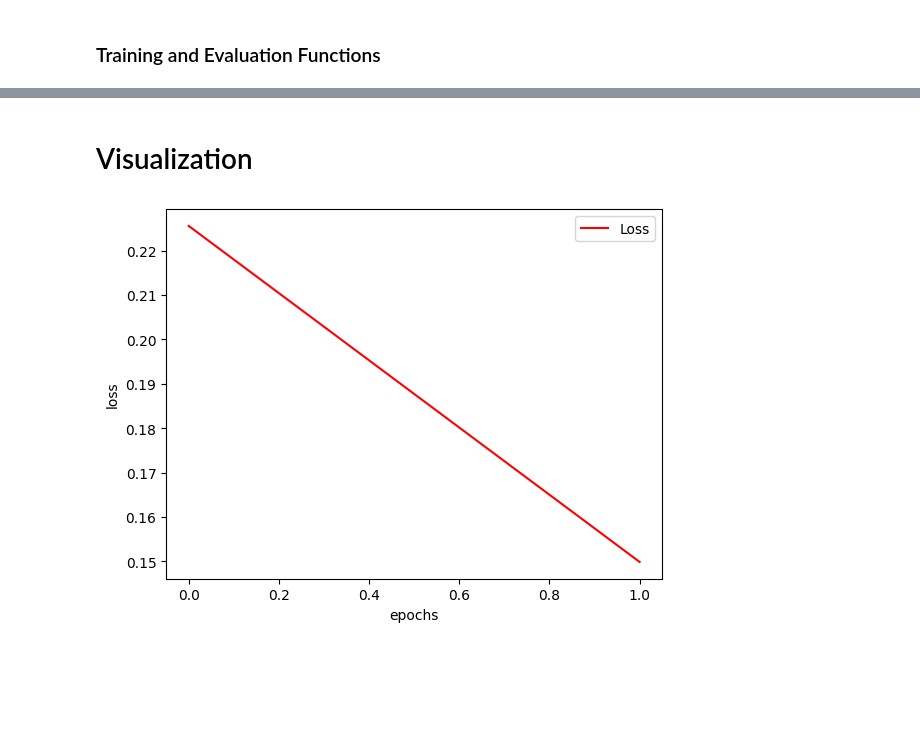
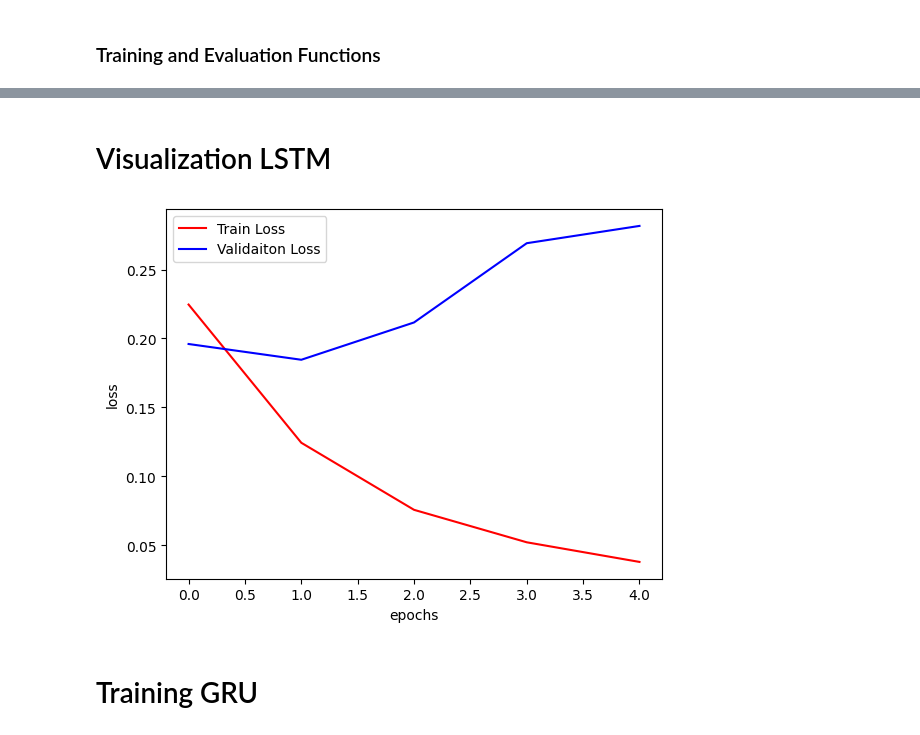
Before and after one commit to Rowan1224/Hate-Speech, a Jupyter notebook: Pipeline.ipynb, the cells around one changed output, grey strips where cells are left out. Cells and saved outputs as stored; diff of their text form; code cells hidden in the pictures; blank space fills up the shorter version.

```diff
--- a/Pipeline.ipynb
+++ b/Pipeline.ipynb
@@ -222,8 +240,8 @@ torch.Size([8, 2])
 # %%
-class RNN(nn.Module):
+class LSTM(nn.Module):
     def __init__(self, vocab_size, emb_dim, word_embeddings,
                  max_sequence_length, num_layers, hidden_size, bidirectional, output_size, act_fn):
-        super(RNN, self).__init__()
+        super(LSTM, self).__init__()
 
         # embedding layer: converts tokens ids with respectve word vec
         self.input_layer = nn.Embedding(vocab_size, emb_dim, padding_idx=0)
@@ -279,7 +354,7 @@ class RNN(nn.Module):
 # %% [markdown]
 ### Training and Evaluation Functions
 # %%
-def eval_lstm(model, eval_dataloader):
+def evaluation(model, eval_dataloader):
 
     model = copy.deepcopy(model)
     # Set the model in 'evaluation' mode (this disables some layers (batch norm, dropout...) which are not needed when testing)
@@ -400,6 +479,11 @@ output_size = 2
 # activation function
 act_fn = nn.Softmax(dim=1)
 
-# create a RNN  model instance. REMARK: remove .cuda() at the end if gpu is not available
-rnn = RNN(vocab_size, emb_dim, word_embeddings, max_sequence_length,
-          num_layers,hidden_size, bidirectional, output_size, act_fn).cuda()
+# since we have binary class, we select Binary cross entroppy loss
+loss_fn = nn.BCELoss()
+
+# number of epochs
+num_epochs = 5
+
+# learning rate
+learning_rate = 0.001
@@ -406,12 +492,17 @@ rnn = RNN(vocab_size, emb_dim, word_embeddings, max_sequence_length,
 # %%
-# since we have binary class, we select Binary cross entroppy loss
-loss_fn = nn.BCELoss()
-# number of epochs
-num_epochs = 2
+# create a RNN  model instance. REMARK: remove .cuda() at the end if gpu is not available
+if device!='cpu':
+    lstm = LSTM(vocab_size, emb_dim, word_embeddings, max_sequence_length,
+              num_layers,hidden_size, bidirectional, output_size, act_fn).cuda()
+else:
+    lstm = LSTM(vocab_size, emb_dim, word_embeddings, max_sequence_length,
+              num_layers,hidden_size, bidirectional, output_size, act_fn)
 
-# learning rate
-learning_rate = 0.01
 
 # train model
-model_tr, loss_all_epochs, accuracy = training_lstm(rnn, train_dataloader, valid_dataloader, num_epochs, loss_fn, learning_rate)
+model_tr_lstm, lstm_loss_all_epochs, lstm_val_loss_all_epochs, lstm_accuracy = training(lstm,
+                                                                                   train_dataloader,
+                                                                                   valid_dataloader,
+                                                                                   num_epochs,
+                                                                                   loss_fn, learning_rate)
 # %% [output]
@@ -420,11 +514,12 @@ Epoch [2/2], Loss: 0.1499
 # %% [markdown]
-# Visualization
+# Visualization LSTM
 # %%
 plt.figure()
 epochs = [i for i in range(num_epochs)]
-plt.plot(epochs, loss_all_epochs, 'r', label='Loss')
+plt.plot(epochs, lstm_loss_all_epochs, 'r', label='Train Loss')
+plt.plot(epochs, lstm_val_loss_all_epochs, 'b', label='Validaiton Loss')
 plt.xlabel('epochs'), plt.ylabel('loss')
 plt.legend()
 plt.show()
 # %% [output]
-[figure, old version]
+[figure, new version]
@@ -436,0 +526,2 @@ plt.show()
+# %% [markdown]
+# Training GRU
```
Also changed, not shown: parts of 23 cells of this notebook, 3 other files.
